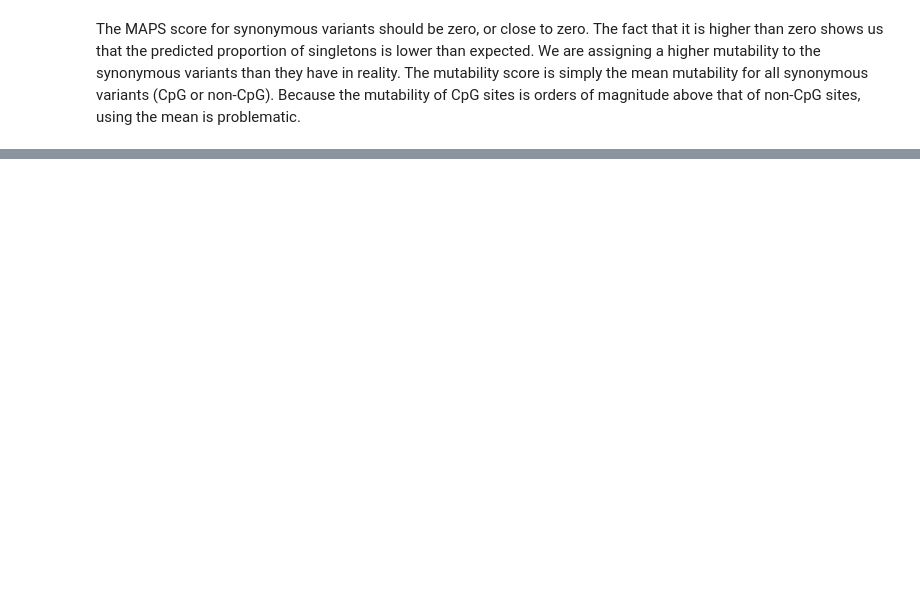
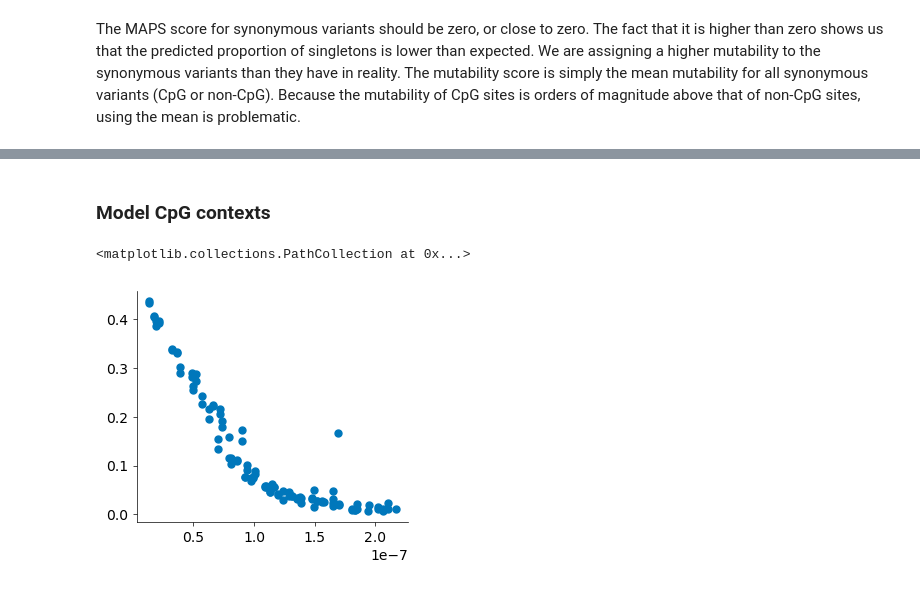
Before and after one commit to alexblakes/regional_nonsense_constraint, a Jupyter notebook: scripts_statistics/maps_calculation.ipynb, the cells around one changed output, grey strips where cells are left out. Drawn from its saved outputs; the diff is of its cells as text; code cells hidden in the pictures; blank space fills up the shorter version.

```diff
--- a/scripts_statistics/maps_calculation.ipynb
+++ b/scripts_statistics/maps_calculation.ipynb
@@ -228,0 +254,13 @@ _all
+# %% [markdown]
+### Model CpG contexts
+# %%
+x_cpg = syn_cpg["mu"]
+X_cpg = sm.add_constant(x_cpg)
+y_cpg = syn_cpg["ps"]
+w_cpg = syn_cpg["n_obs"]
+
+fig, ax = plt.subplots()
+ax.scatter(x_cpg, y_cpg)
+# %% [output]
+<matplotlib.collections.PathCollection at 0x...>
+[figure, added]
```
Also changed, not shown: parts of 17 cells of this notebook.
